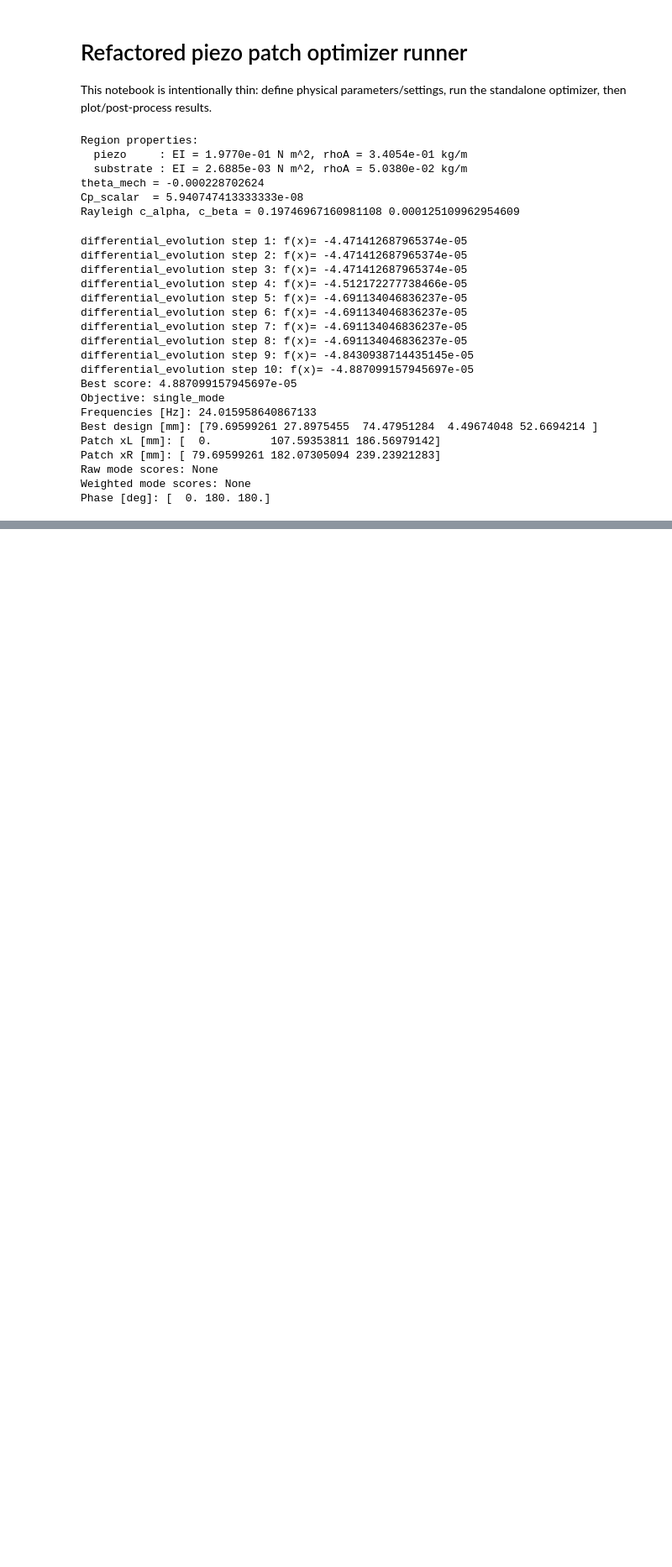
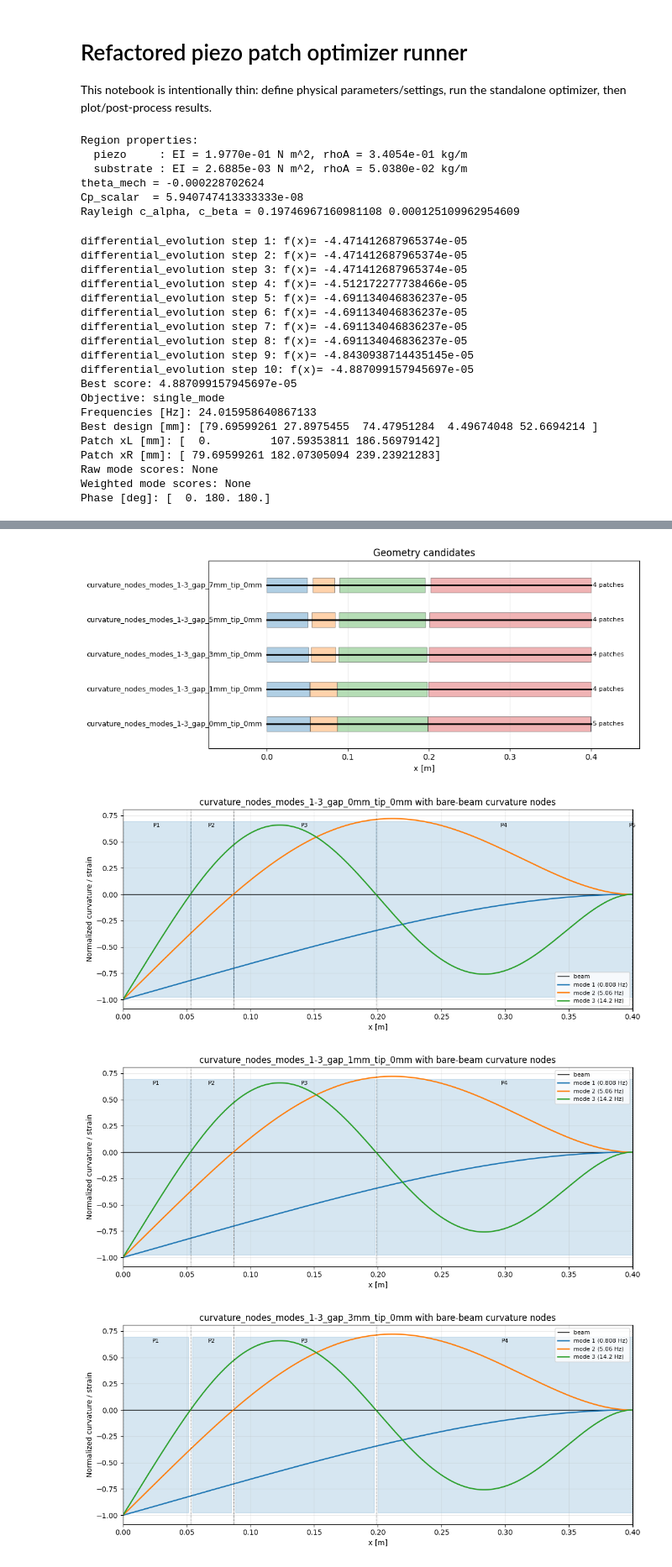
Before and after one commit to nimaet/Modeling, a Jupyter notebook: tasks/Fish/refactored_optimizer_runner.ipynb, the cells around one changed output, grey strips where cells are left out. Shown at 84% size. Cells and saved outputs as stored; diff of their text form; code cells hidden in the pictures; blank space fills up the shorter version.

Commit message:
added new ratio reduction methods and geometry studies

```diff
--- a/tasks/Fish/refactored_optimizer_runner.ipynb
+++ b/tasks/Fish/refactored_optimizer_runner.ipynb
@@ -122,7 +122,7 @@ single_mode_settings = ObjectiveSettings(
     objective=OBJECTIVE_SINGLE_MODE,
     standing_wave_settings={"single_mode_number": 3},
     phase_mode="continuous",
-    output=OUTPUT_RMS,
+    output=OUTPUT_TIP,
     voltage_amplitude=1.0,
     final_sweep_range_hz=(0.1, 40.0),
     final_sweep_n_freq=1000,
@@ -136,7 +136,7 @@ multi_mode_settings = ObjectiveSettings(
     objective=OBJECTIVE_MULTI_MODE,
     standing_wave_settings={
         "multi_mode_numbers": (1, 2, 3),
-        "multi_mode_weights": (0, 0, 1),
+        "multi_mode_weights": (1, 1, 1),
         "multi_mode_reduction": "weighted_sum",
     },
     phase_mode="continuous",
@@ -366,0 +404,40 @@ Saved 4 sweep records to: C:\Users\dlie9\OneDrive - Georgia Institute of Technol
+# %%
+from Modeling.models_fish.studies.curvature_node_geometries import (
+    generate_curvature_node_geometry_sweep,
+)
+from Modeling.models_fish.studies.geometry_visualization import preview_geometries
+from Modeling.models_fish.studies.geometry_performance_study import run_geometry_performance_study
+
+informed_geometries = generate_curvature_node_geometry_sweep(
+    L=L,
+    base_params=base_params,
+    region_types=region_types,
+    n_modes=3,
+    gap_sizes=(0.0, 1e-3, 3e-3, 5e-3, 7e-3),
+    tip_gaps=(0.0,),
+)
+
+preview_geometries(
+    [
+        # {"name": "optimized_candidate", "z": result.x},
+        *informed_geometries,
+    ],
+    L=L,
+    output_dir="geometry_previews",
+    show=True,
+)
+
+study = run_geometry_performance_study(
+    informed_geometries,
+    L=L,
+    base_params=base_params,
+    region_types=region_types,
+    mode_numbers=(1, 2, 3),
+    phase_mode="continuous",
+    output="tip",
+)
+# %% [output]
+[figure, added]
+[figure, added]
+[figure, added]
+[figure, added]
```
Also changed, not shown: parts of 3 cells of this notebook, 6 other files.
